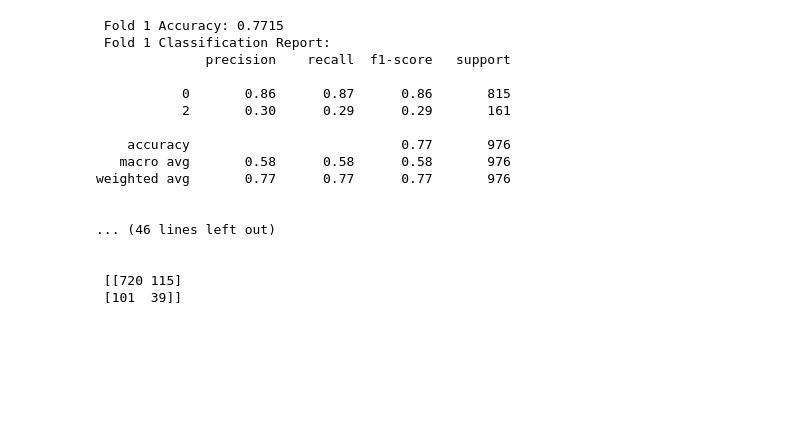
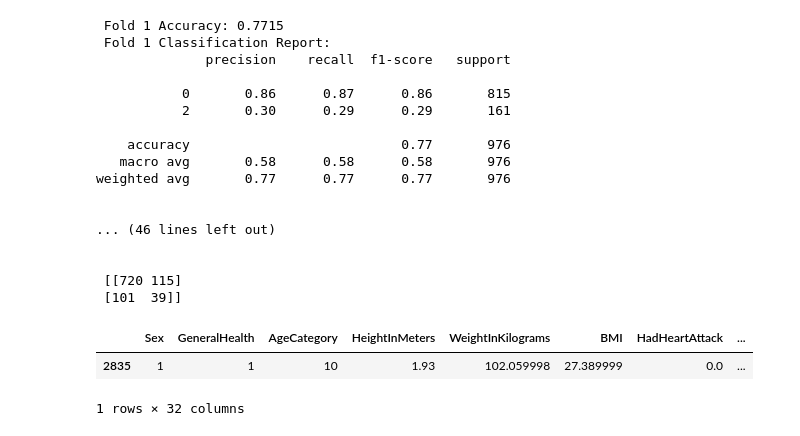
Before and after one commit to Mohamedashraf2005/DataVista, a Jupyter notebook: Core/EDA,ML/DAproject.ipynb, the cells around one changed output. Drawn from its saved outputs; the diff is of its cells as text; code cells hidden in the pictures; blank space fills up the shorter version.

```diff
--- a/Core/EDA,ML/DAproject.ipynb
+++ b/Core/EDA,ML/DAproject.ipynb
@@ -1348,3 +1372,29 @@ weighted avg       0.77      0.77      0.77       976
 
  [[720 115]
  [101  39]]
+# %%
+import pandas as pd
+from sklearn.model_selection import KFold, cross_val_predict
+from sklearn.preprocessing import StandardScaler, LabelEncoder
+from sklearn.metrics import classification_report, accuracy_score
+from sklearn.neighbors import KNeighborsClassifier
+from sklearn.svm import SVC
+
+# تحميل البيانات
+dfknn = pd.read_csv(r"patient data.csv")
+
+# حذف الأعمدة اللي ملهاش لازمة
+dfknn = dfknn.drop(['PatientID', 'State', 'TetanusLast10Tdap'], axis=1)
+
+# تحويل الأعمدة النصية لـ أرقام (Label Encoding)
+for col in dfknn.select_dtypes(include='object').columns:
+    dfknn[col] = LabelEncoder().fit_transform(dfknn[col].astype(str))
+
+# حذف الصفوف اللي فيها قيم ناقصة
+dfknn = dfknn.dropna()
+# %%
+dfknn.sample()
+# %% [output]
+|  | Sex | GeneralHealth | AgeCategory | HeightInMeters | WeightInKilograms | BMI | HadHeartAttack | ... |
+| 2835 | 1 | 1 | 10 | 1.93 | 102.059998 | 27.389999 | 0.0 | ... |
+1 rows × 32 columns
```
Also changed, not shown: parts of 30 cells of this notebook, 3 other files.
